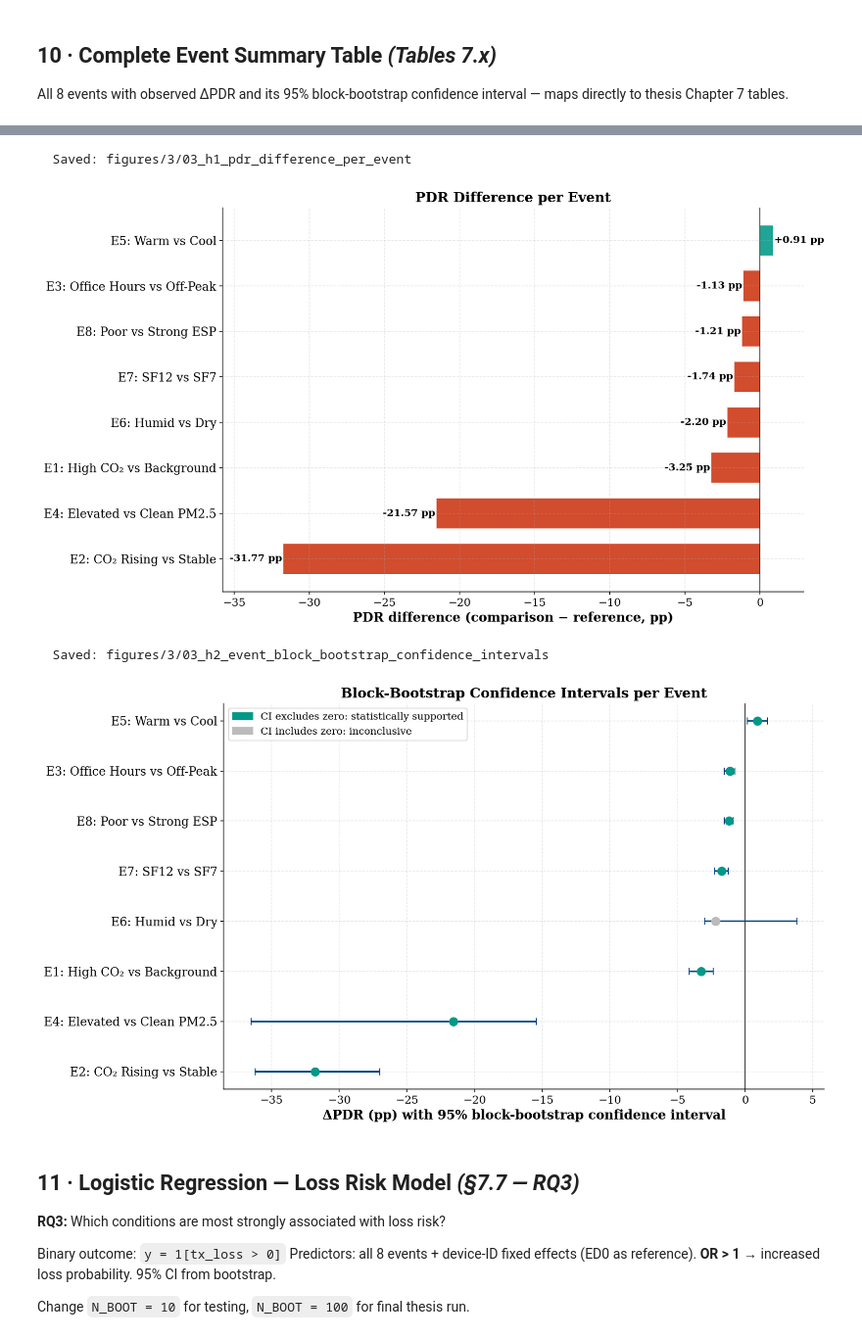
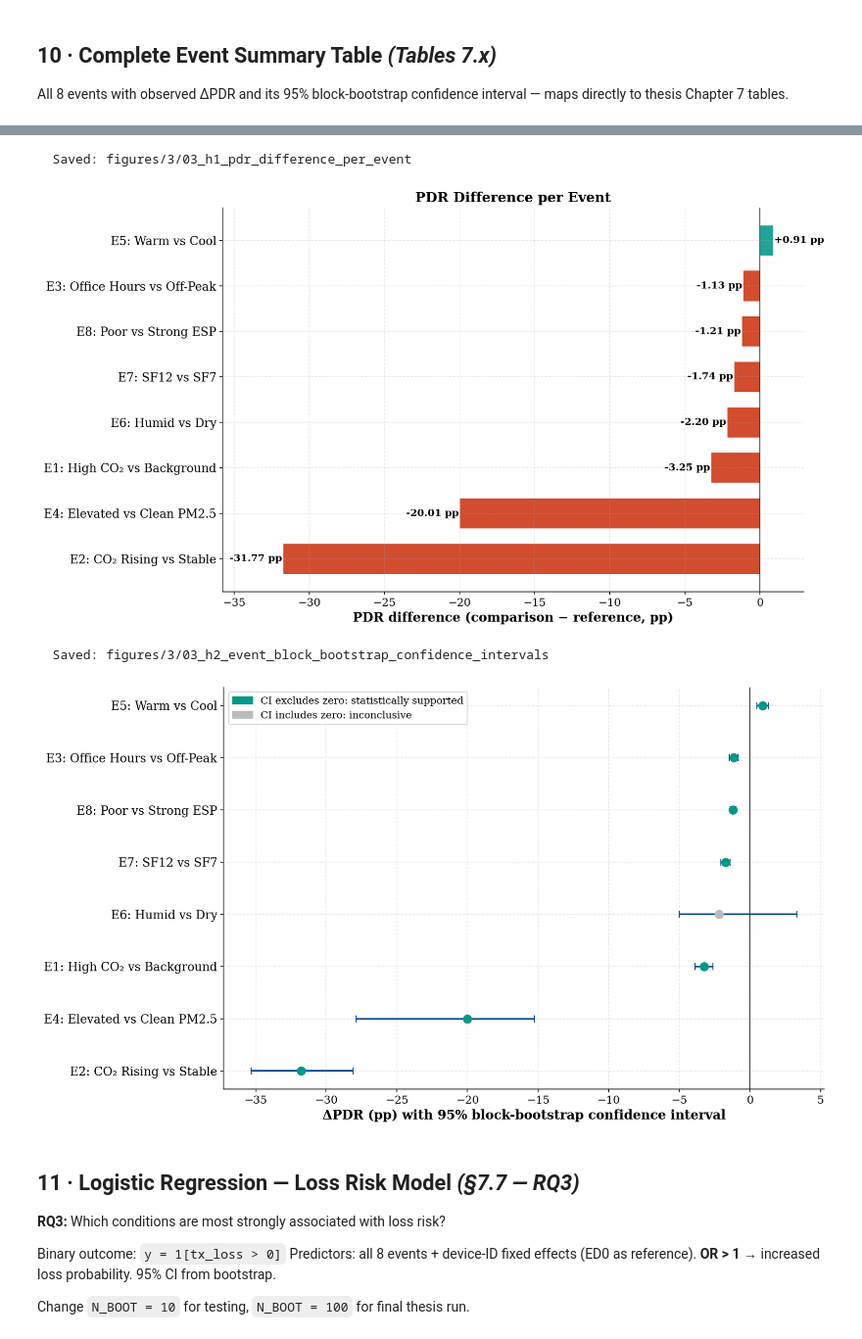
Before and after one commit to vincentmworia/Master-Thesis-Reliability-Analysis-of-Indoor-LoRaWAN-Links-using-packet-counter-reconstruction, a Jupyter notebook: notebooks/03_statistical_analysis.ipynb, the cells around one changed output, grey strips where cells are left out. Shown at 98% size. Saved outputs shown, nothing was run; the diff lists cells and outputs as text; code cells hidden in the pictures.

```diff
--- a/notebooks/03_statistical_analysis.ipynb
+++ b/notebooks/03_statistical_analysis.ipynb
@@ -123,13 +131,13 @@ All event-conditioned comparisons use the same pipeline:
 This function is called for every binary comparison in sections 3–8.
 # %%
 def pdr_compare(
-    df_in,
-    event_col,
-    group1_label,
-    group0_label=None,
-    n_boot=10000,
-    block_days=7,
-    random_state=42,
+        df_in,
+        event_col,
+        group1_label,
+        group0_label=None,
+        n_boot=10000,
+        block_days=1,
+        random_state=42,
 ):
     """
     Compare PDR between two event groups using a synchronised time-block
@@ -166,7 +174,7 @@ def pdr_compare(
     # One shared block index spanning the full campaign
     campaign_start = df_in['time'].min().floor('D')
     block_ids_full = (
-        (df_in['time'] - campaign_start).dt.total_seconds() // (block_days * 24 * 60 * 60)
+            (df_in['time'] - campaign_start).dt.total_seconds() // (block_days * 24 * 60 * 60)
     ).astype(int)
     all_blocks = np.sort(block_ids_full.unique())
 
@@ -274,6 +282,7 @@ def print_comparison(result, title=''):
 
 
 print('Statistical framework ready.')
-print('Synchronised 7-day block bootstrap (2,000 resamples) for all event comparisons.')
+print('Primary design: synchronised 1-day block bootstrap, 10,000 resamples.')
+print('Sensitivity check: 7-day blocks (run separately below).')
 # %% [output]
 Statistical framework ready.
@@ -1068,7 +1119,7 @@ save_fig(fig1, '03_h1_pdr_difference_per_event')
 plt.show()
 # %% [output]
   Saved: figures/3/03_h1_pdr_difference_per_event
-[figure, old version]
+[figure, new version]
 # %%
 # Fig 03-H2 -- Block-Bootstrap Confidence Intervals per Event
 
@@ -1099,35 +1150,35 @@ for y_value, delta, point_color in zip(y_pos, plot_df['Diff_pp'], point_colors):
     )
 
 ax2.axvline(x=0, color='black', linewidth=0.8, linestyle='-')
 
 ax2.set_yticks(y_pos)
 
 ax2.set_yticklabels(plot_df['label'], fontsize=13)
 
 ax2.set_xlabel(
     '\u0394PDR (pp) with 95% block-bootstrap confidence interval',
     fontsize=14,
     fontweight='bold',
 )
 
-ax2.set_title('Block-Bootstrap Confidence Intervals per Event', fontsize=15, fontweight='bold')
+# ax2.set_title('Block-Bootstrap Confidence Intervals per Event', fontsize=15, fontweight='bold')
 
 legend_elements = [
     mpatches.Patch(color=C['green'], label='CI excludes zero: statistically supported'),
     mpatches.Patch(color=C['grey'], label='CI includes zero: inconclusive'),
 ]
 
 ax2.legend(handles=legend_elements, fontsize=11, loc='best')
 
 fig2.tight_layout()
 fig2.subplots_adjust(left=0.28)
 
 save_fig(fig2, '03_h2_event_block_bootstrap_confidence_intervals')
 
 plt.show()
 # %% [output]
   Saved: figures/3/03_h2_event_block_bootstrap_confidence_intervals
-[figure, old version]
+[figure, new version]
 # %% [markdown]
 ## 11 · Logistic Regression — Loss Risk Model  *(§7.7 — RQ3)*
 
```
Also changed, not shown: parts of 26 cells of this notebook, 4 other files.
